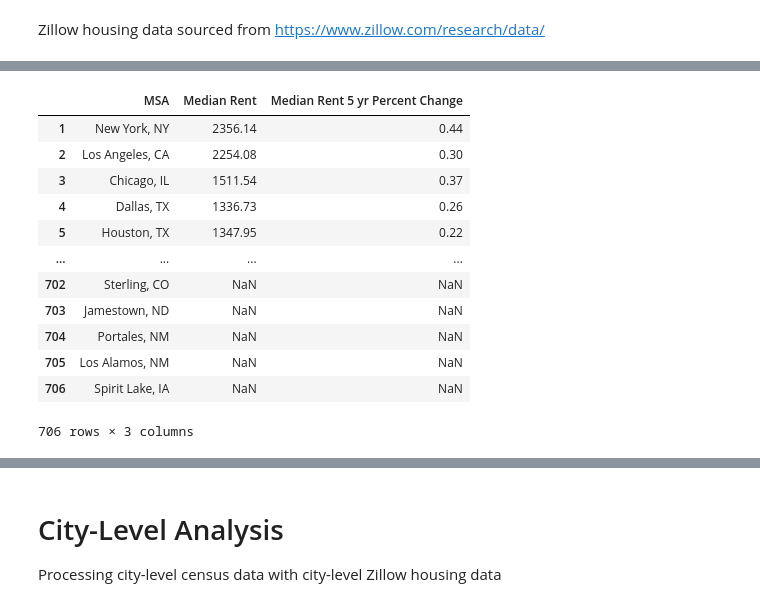
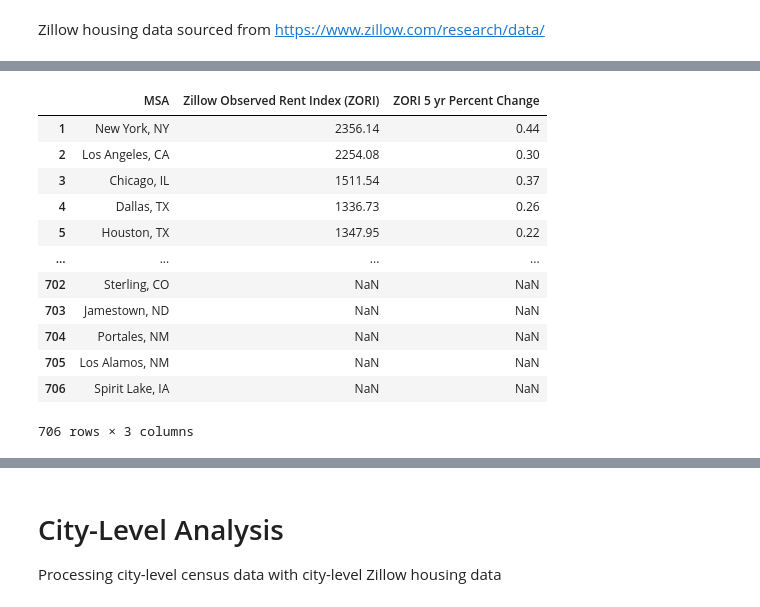
Before and after one commit to npschweizer/housing_affordability, a Jupyter notebook: house_pricing_change.ipynb, the cells around one changed output, grey strips where cells are left out. Drawn from its saved outputs; the diff is of its cells as text; code cells hidden in the pictures.

```diff
--- a/house_pricing_change.ipynb
+++ b/house_pricing_change.ipynb
@@ -137,13 +229,13 @@ msa_sample
 # %%
 df_zori = pd.read_csv('data/Metro_zori_uc_sfrcondomfr_sm_month.csv')
 df_zori = df_zori[df_zori['RegionType'] == 'msa']
 df_zori = df_zori[['RegionName', '2025-10-31', '2020-10-31']]
 df_zori['5yr_change_pct'] = df_zori['2025-10-31'].div(df_zori['2020-10-31']).sub(1)
 df_zori = df_zori.drop(['2025-10-31'], axis=1)
-df_zori.columns = ['MSA', 'Median Rent', 'Median Rent 5 yr Percent Change']
+df_zori.columns = ['MSA', 'Zillow Observed Rent Index (ZORI)', 'ZORI 5 yr Percent Change']
 df_zori
 # %% [output]
-|  | MSA | Median Rent | Median Rent 5 yr Percent Change |
+|  | MSA | Zillow Observed Rent Index (ZORI) | ZORI 5 yr Percent Change |
 | 1 | New York, NY | 2356.14 | 0.44 |
 | 2 | Los Angeles, CA | 2254.08 | 0.30 |
 | 3 | Chicago, IL | 1511.54 | 0.37 |
```
Also changed, not shown: parts of 19 cells of this notebook.
